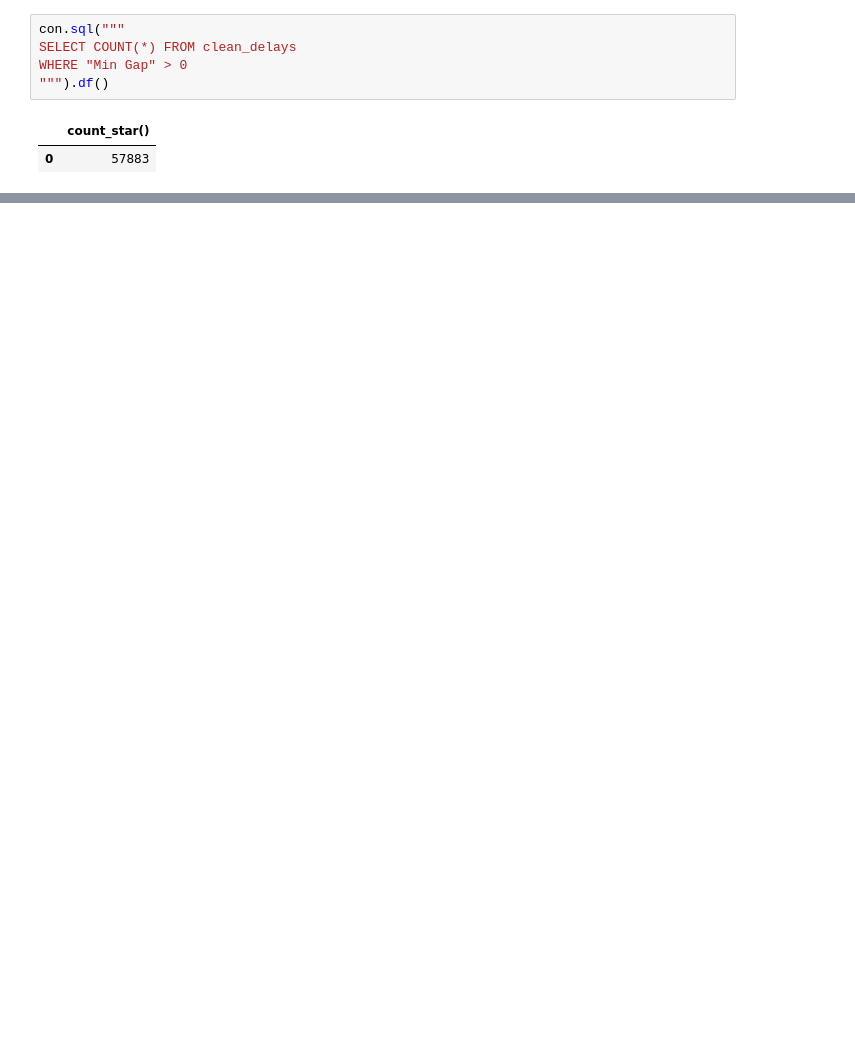
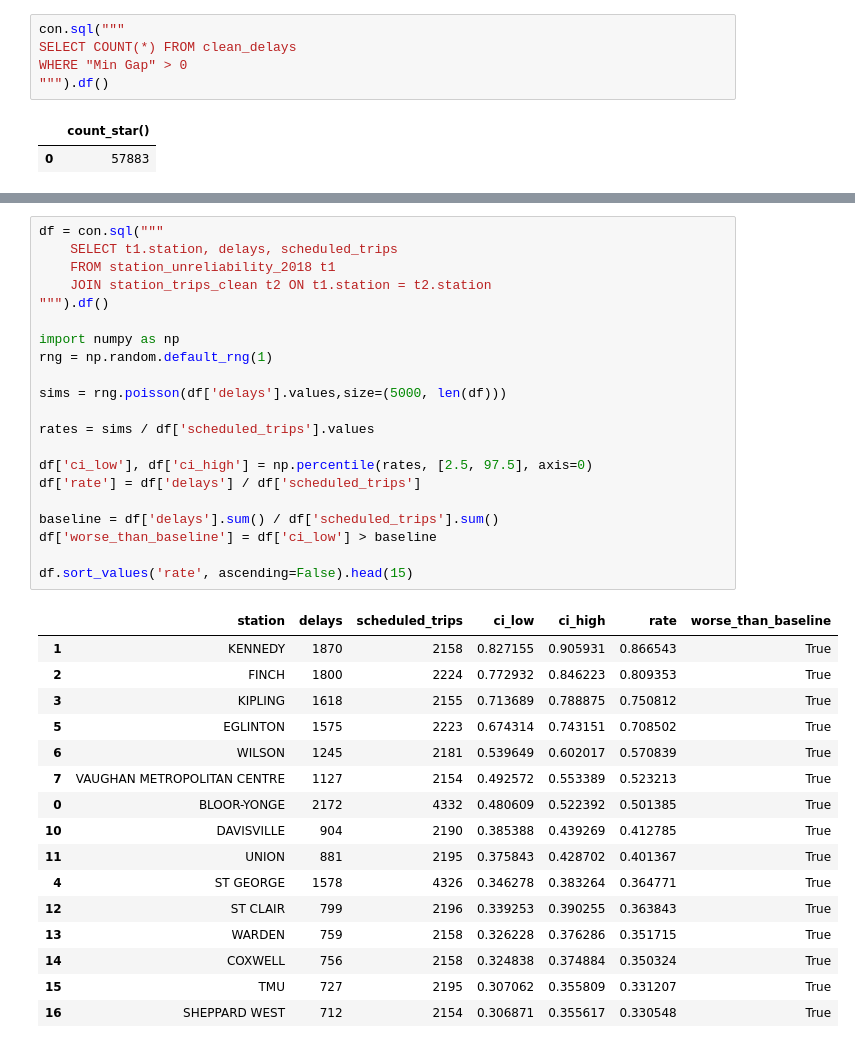
Before and after one commit to DevAwol/TTCdelay, a Jupyter notebook: explore.ipynb, the cells around one changed output, grey strips where cells are left out. Cells and saved outputs as stored; diff of their text form; blank space fills up the shorter version.

```diff
--- a/explore.ipynb
+++ b/explore.ipynb
@@ -423,0 +672,38 @@ WHERE "Min Gap" > 0
+# %%
+df = con.sql("""
+    SELECT t1.station, delays, scheduled_trips
+    FROM station_unreliability_2018 t1
+    JOIN station_trips_clean t2 ON t1.station = t2.station
+""").df()
+
+import numpy as np
+rng = np.random.default_rng(1)
+
+sims = rng.poisson(df['delays'].values,size=(5000, len(df)))
+
+rates = sims / df['scheduled_trips'].values
+
+df['ci_low'], df['ci_high'] = np.percentile(rates, [2.5, 97.5], axis=0)
+df['rate'] = df['delays'] / df['scheduled_trips']
+
+baseline = df['delays'].sum() / df['scheduled_trips'].sum()
+df['worse_than_baseline'] = df['ci_low'] > baseline
+
+df.sort_values('rate', ascending=False).head(15)
+# %% [output]
+|  | station | delays | scheduled_trips | ci_low | ci_high | rate | worse_than_baseline |
+| 1 | KENNEDY | 1870 | 2158 | 0.827155 | 0.905931 | 0.866543 | True |
+| 2 | FINCH | 1800 | 2224 | 0.772932 | 0.846223 | 0.809353 | True |
+| 3 | KIPLING | 1618 | 2155 | 0.713689 | 0.788875 | 0.750812 | True |
+| 5 | EGLINTON | 1575 | 2223 | 0.674314 | 0.743151 | 0.708502 | True |
+| 6 | WILSON | 1245 | 2181 | 0.539649 | 0.602017 | 0.570839 | True |
+| 7 | VAUGHAN METROPOLITAN CENTRE | 1127 | 2154 | 0.492572 | 0.553389 | 0.523213 | True |
+| 0 | BLOOR-YONGE | 2172 | 4332 | 0.480609 | 0.522392 | 0.501385 | True |
+| 10 | DAVISVILLE | 904 | 2190 | 0.385388 | 0.439269 | 0.412785 | True |
+| 11 | UNION | 881 | 2195 | 0.375843 | 0.428702 | 0.401367 | True |
+| 4 | ST GEORGE | 1578 | 4326 | 0.346278 | 0.383264 | 0.364771 | True |
+| 12 | ST CLAIR | 799 | 2196 | 0.339253 | 0.390255 | 0.363843 | True |
+| 13 | WARDEN | 759 | 2158 | 0.326228 | 0.376286 | 0.351715 | True |
+| 14 | COXWELL | 756 | 2158 | 0.324838 | 0.374884 | 0.350324 | True |
+| 15 | TMU | 727 | 2195 | 0.307062 | 0.355809 | 0.331207 | True |
+| 16 | SHEPPARD WEST | 712 | 2154 | 0.306871 | 0.355617 | 0.330548 | True |
```
Also changed, not shown: parts of 13 cells of this notebook, 1 other file.
